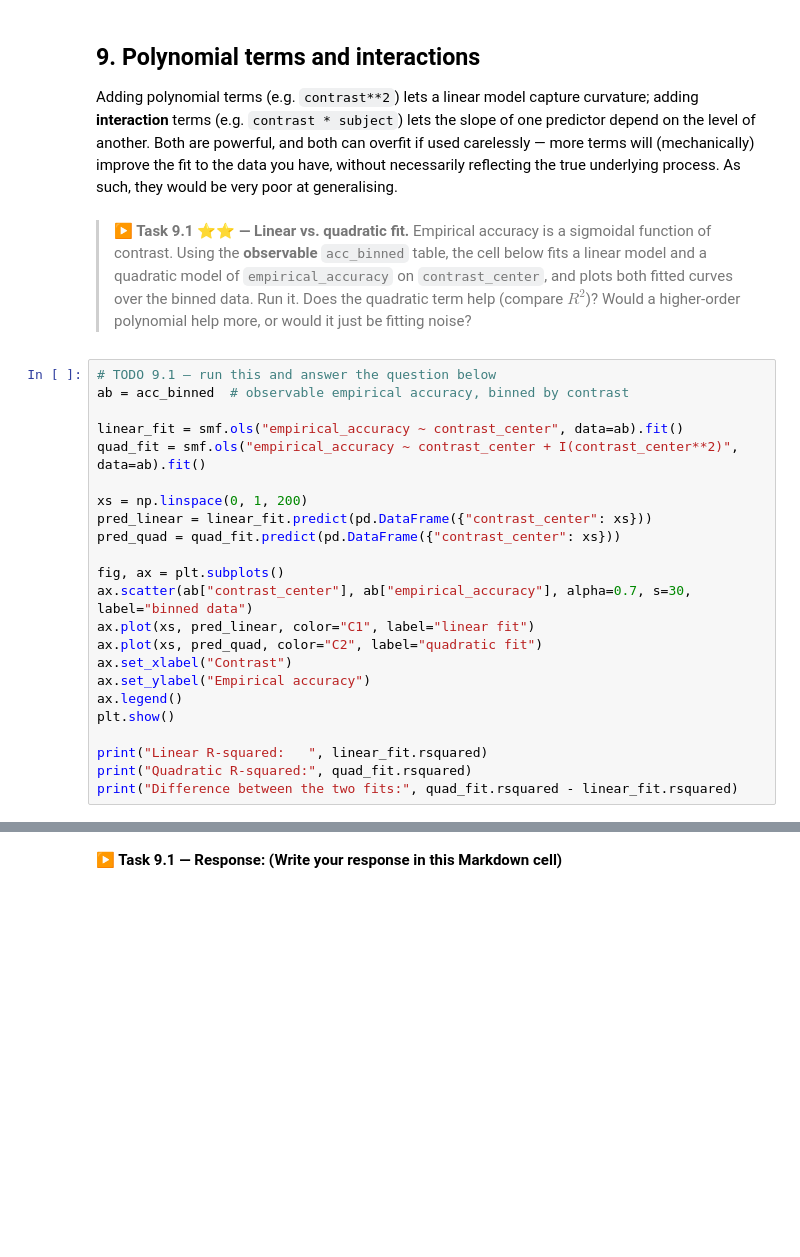
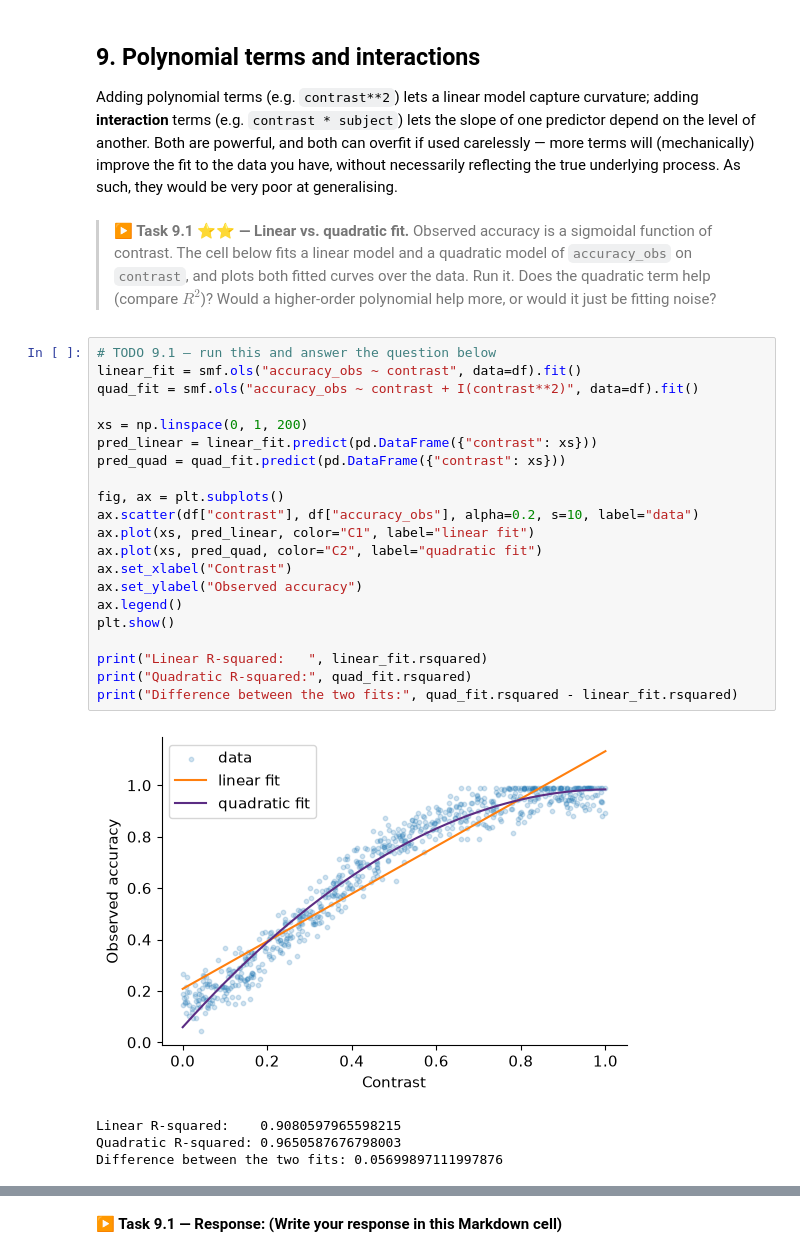
Before and after one commit to gmatteuc/QMN_course_2026, a Jupyter notebook: notebooks/07_regression_TA.ipynb, the cells around one changed output, grey strips where cells are left out. Drawn from its saved outputs; the diff is of its cells as text; blank space fills up the shorter version.

```diff
--- a/notebooks/07_regression_TA.ipynb
+++ b/notebooks/07_regression_TA.ipynb
@@ -551,28 +661,31 @@ print(circ_model_cos.params)
 Adding polynomial terms (e.g. `contrast**2`) lets a linear model capture curvature; adding **interaction** terms (e.g. `contrast * subject`) lets the slope of one predictor depend on the level of another. Both are powerful, and both can overfit if used carelessly — more terms will (mechanically) improve the fit to the data you have, without necessarily reflecting the true underlying process. As such, they would be very poor at generalising.
 # %% [markdown]
 > **▶ Task 9.1 ⭐⭐ — Linear vs. quadratic fit.**
-> Empirical accuracy is a sigmoidal function of contrast. Using the **observable** `acc_binned` table, the cell below fits a linear model and a quadratic model of `empirical_accuracy` on `contrast_center`, and plots both fitted curves over the binned data. Run it. Does the quadratic term help (compare $R^2$)? Would a higher-order polynomial help more, or would it just be fitting noise?
+> Observed accuracy is a sigmoidal function of contrast. The cell below fits a linear model and a quadratic model of `accuracy_obs` on `contrast`, and plots both fitted curves over the data. Run it. Does the quadratic term help (compare $R^2$)? Would a higher-order polynomial help more, or would it just be fitting noise?
 # %%
 # TODO 9.1 — run this and answer the question below
-ab = acc_binned  # observable empirical accuracy, binned by contrast
-
-linear_fit = smf.ols("empirical_accuracy ~ contrast_center", data=ab).fit()
-quad_fit = smf.ols("empirical_accuracy ~ contrast_center + I(contrast_center**2)", data=ab).fit()
+linear_fit = smf.ols("accuracy_obs ~ contrast", data=df).fit()
+quad_fit = smf.ols("accuracy_obs ~ contrast + I(contrast**2)", data=df).fit()
 
 xs = np.linspace(0, 1, 200)
-pred_linear = linear_fit.predict(pd.DataFrame({"contrast_center": xs}))
-pred_quad = quad_fit.predict(pd.DataFrame({"contrast_center": xs}))
+pred_linear = linear_fit.predict(pd.DataFrame({"contrast": xs}))
+pred_quad = quad_fit.predict(pd.DataFrame({"contrast": xs}))
 
 fig, ax = plt.subplots()
-ax.scatter(ab["contrast_center"], ab["empirical_accuracy"], alpha=0.7, s=30, label="binned data")
+ax.scatter(df["contrast"], df["accuracy_obs"], alpha=0.2, s=10, label="data")
 ax.plot(xs, pred_linear, color="C1", label="linear fit")
 ax.plot(xs, pred_quad, color="C2", label="quadratic fit")
 ax.set_xlabel("Contrast")
-ax.set_ylabel("Empirical accuracy")
+ax.set_ylabel("Observed accuracy")
 ax.legend()
 plt.show()
 
 print("Linear R-squared:   ", linear_fit.rsquared)
 print("Quadratic R-squared:", quad_fit.rsquared)
 print("Difference between the two fits:", quad_fit.rsquared - linear_fit.rsquared)
+# %% [output]
+[figure, added]
+Linear R-squared:    0.9080597965598215
+Quadratic R-squared: 0.9650587676798003
+Difference between the two fits: 0.05699897111997876
 # %% [markdown]
```
Also changed, not shown: parts of 36 cells of this notebook, 1 other file.
